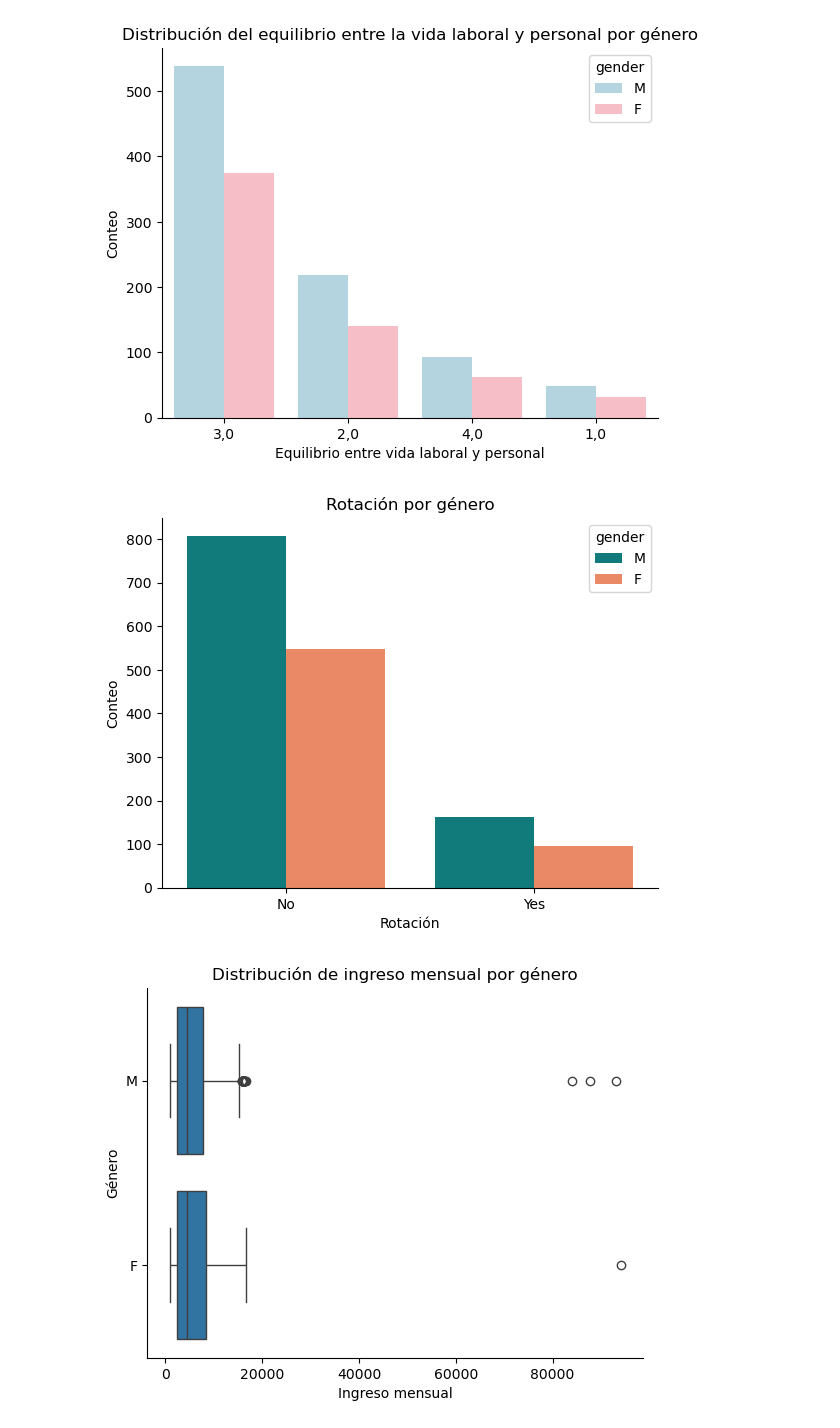
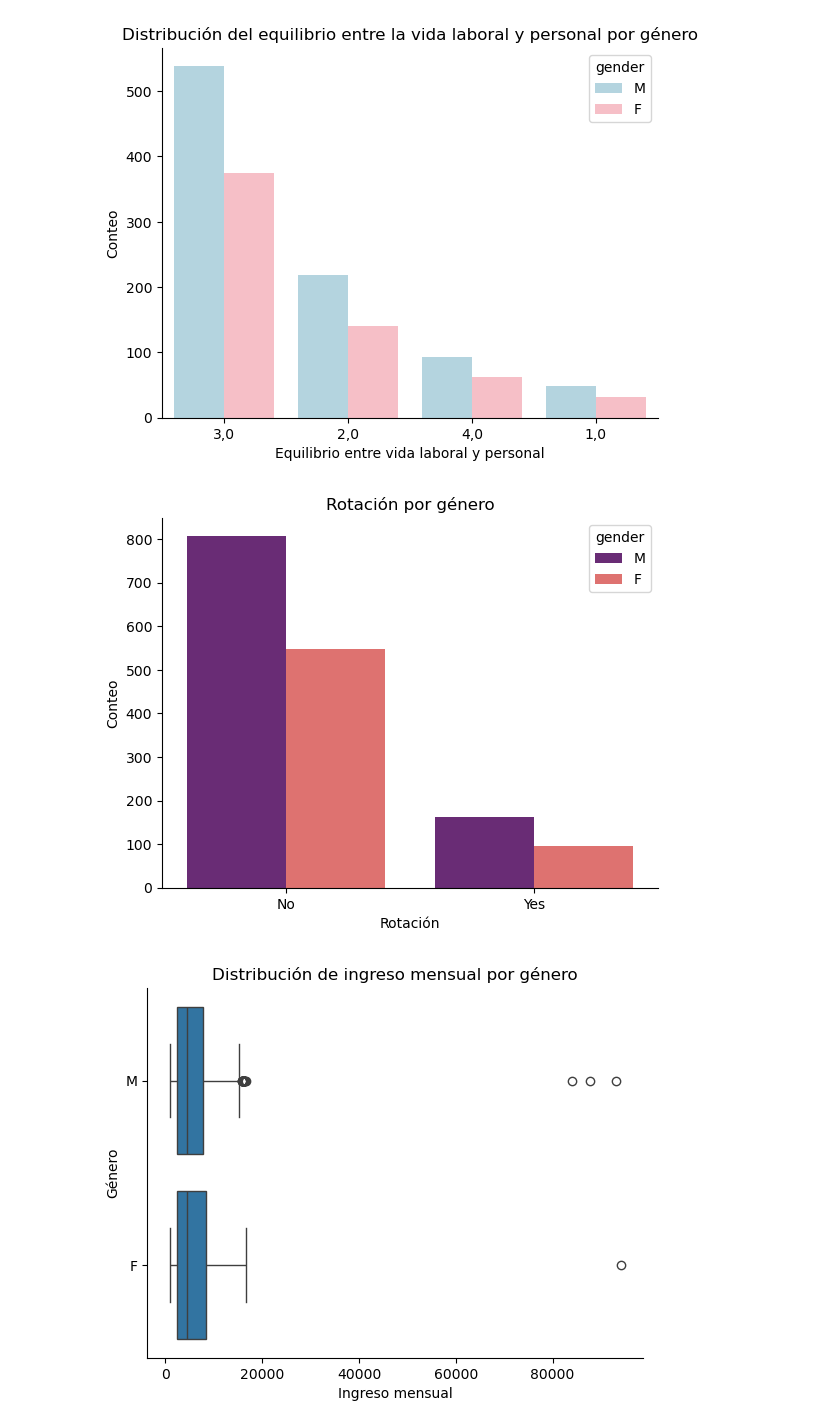
Before and after one commit to BiancaGemarR/promo_56_proyecto_mod3_team1, a Jupyter notebook: graficaspaula.ipynb, the cells around one changed output. Drawn from its saved outputs; the diff is of its cells as text; code cells hidden in the pictures.

```diff
--- a/graficaspaula.ipynb
+++ b/graficaspaula.ipynb
@@ -126,15 +200,13 @@ sns.despine(top=True, right=True)
 # %%
 #ATTRITION Y GENDER
 
-sns.countplot(data=df, x='attrition', hue='gender', palette=['darkcyan', 'coral'])
+sns.countplot(data=df, x='attrition', hue='gender', palette='magma')
 plt.title('Rotación por género')
 plt.xlabel('Rotación')
 plt.ylabel('Conteo')
 sns.despine(top=True, right=True)
-#pocos empleados dejaron la empresa, pero de los que se fueron los valores entre géneros están más igualados que los que no se fueron de la empresa
-#ambos géneros tienen motivos similares para abandonar a la empresa, proponer encuestas para ver las razones de salida de la empresa, fortalecer medidas de desarrollo profesional
 # %% [output]
-[figure, old version]
+[figure, new version]
 # %%
 sns.boxplot(data=df, y='gender', x='monthlyincome')
 plt.title('Distribución de ingreso mensual por género')
```
Also changed, not shown: parts of 22 cells of this notebook, 1 other file.
